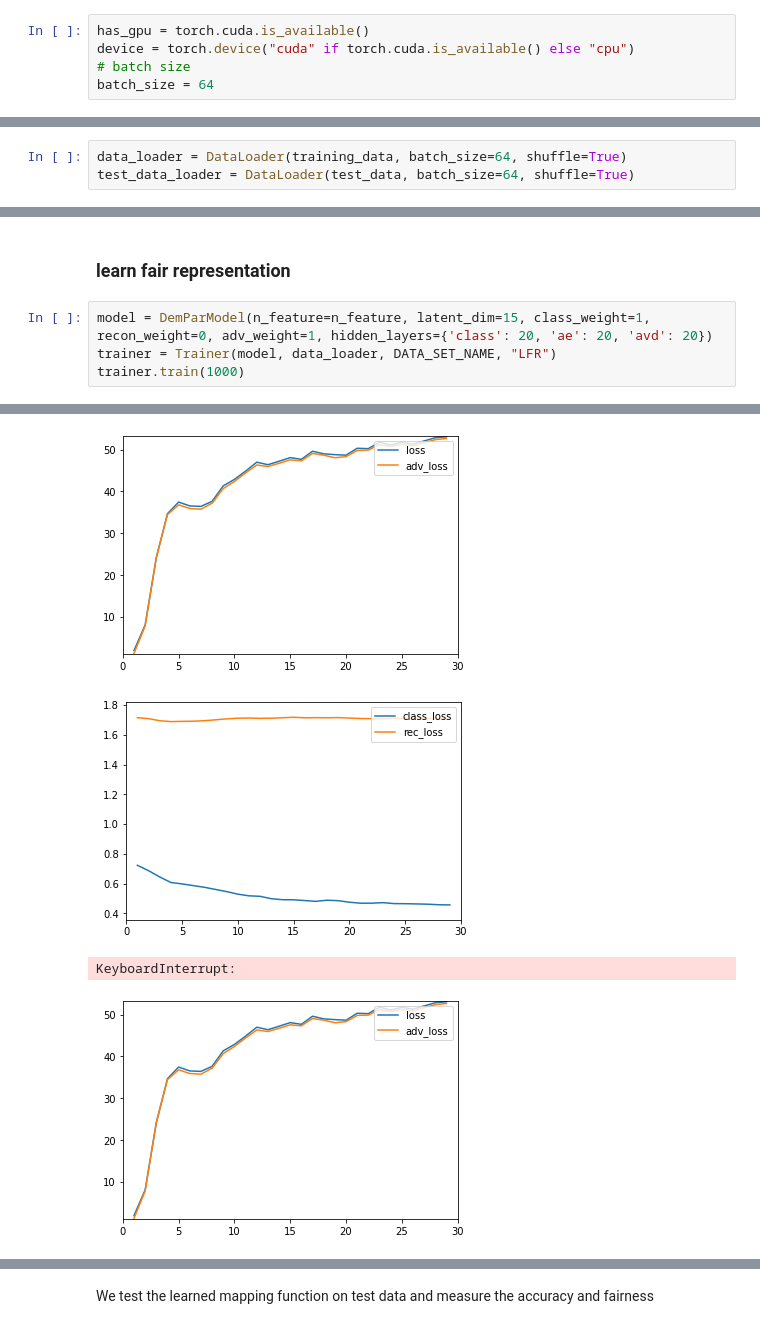
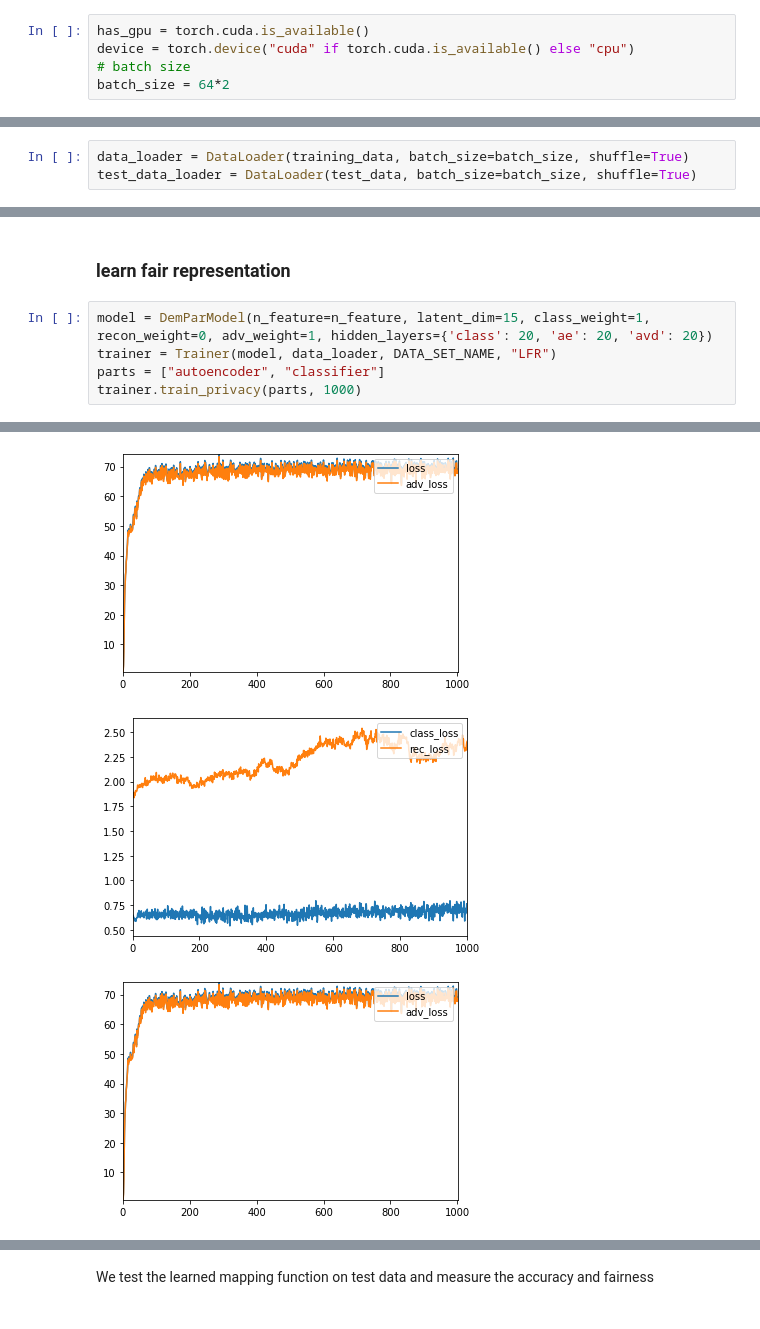
Before and after one commit to Eponeshnikov/DPFairDeepLearning, a Jupyter notebook: notebook.ipynb, the cells around one changed output, grey strips where cells are left out. Drawn from its saved outputs; the diff is of its cells as text.

Commit message:
added privacy for autoencoder and classifier

```diff
--- a/notebook.ipynb
+++ b/notebook.ipynb
@@ -65,7 +67,7 @@ test_data = DatasetLoader(X_test, y_test, S_test)
 has_gpu = torch.cuda.is_available()
 device = torch.device("cuda" if torch.cuda.is_available() else "cpu")
 # batch size
-batch_size = 64
+batch_size = 64*2
 # %% [markdown]
 ### Methods to train a neural network based classifier to assess the fairness performances of a representation
 # %%
@@ -87,8 +89,8 @@ from sklearn.model_selection import cross_val_score, KFold
 from model import DemParModel, EqualOddModel, EqualOppModel
 from trainer import Trainer, train_classifier
 # %%
-data_loader = DataLoader(training_data, batch_size=64, shuffle=True)
-test_data_loader = DataLoader(test_data, batch_size=64, shuffle=True)
+data_loader = DataLoader(training_data, batch_size=batch_size, shuffle=True)
+test_data_loader = DataLoader(test_data, batch_size=batch_size, shuffle=True)
 # %% [markdown]
 ### train a model on the original dataset
 # %%
@@ -114,11 +116,11 @@ equal opportunity score:0.053118924269819415 (+/-)0.03959700367689148
 # %%
 model = DemParModel(n_feature=n_feature, latent_dim=15, class_weight=1, recon_weight=0, adv_weight=1, hidden_layers={'class': 20, 'ae': 20, 'avd': 20})
 trainer = Trainer(model, data_loader, DATA_SET_NAME, "LFR")
-trainer.train(1000)
+parts = ["autoencoder", "classifier"]
+trainer.train_privacy(parts, 1000)
 # %% [output]
 [interactive output not drawn]
 [interactive output not drawn]
-[figure, old version]
+[figure, new version]
-[figure, old version]
+[figure, new version]
-KeyboardInterrupt:
-[figure, old version]
+[figure, new version]
```
Also changed, not shown: parts of 4 cells of this notebook, 2 other files.
